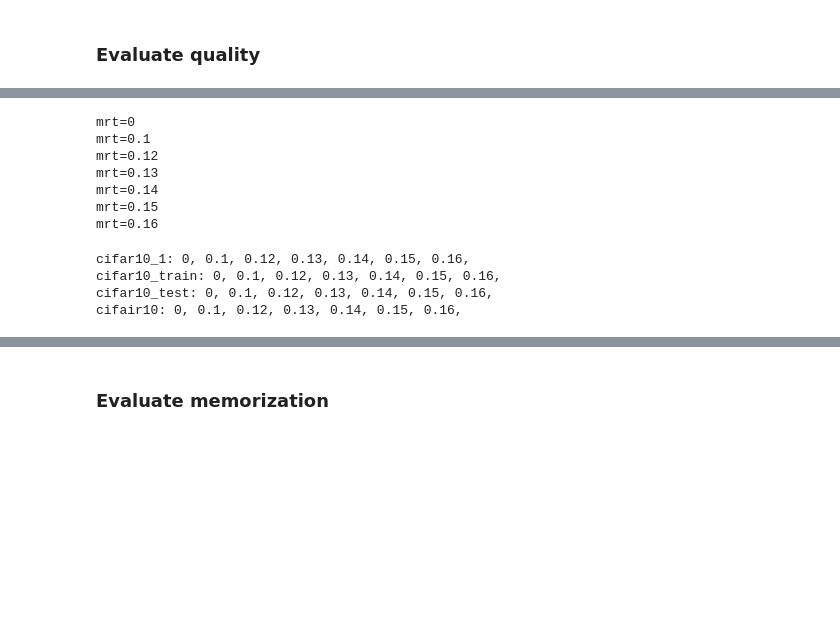
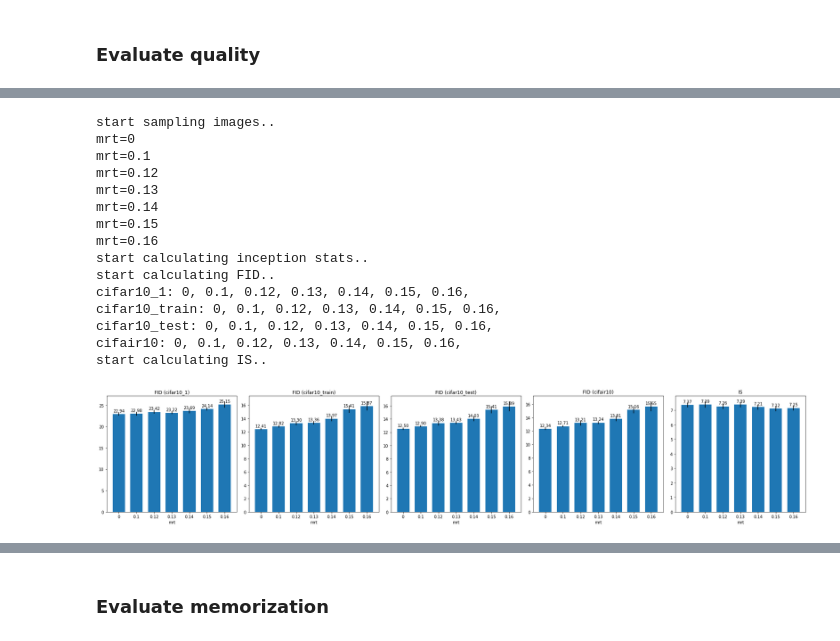
Before and after one commit to jybai/MRGAN, a Jupyter notebook: notebooks/compare_mrts.ipynb, the cells around one changed output, grey strips where cells are left out. Cells and saved outputs as stored; diff of their text form; code cells hidden in the pictures; blank space fills up the shorter version.

```diff
--- a/notebooks/compare_mrts.ipynb
+++ b/notebooks/compare_mrts.ipynb
@@ -159,10 +172,10 @@ DiffAugGAN(P)-train-2021_03_06_20_26_45/  SAGAN-train-2021_03_06_00_57_47/
 # %%
 sagan_runs = {
-    0.00: ['SAGAN-train-2021_03_04_15_20_57'],
-    0.10: ['SAGAN-train-2021_03_06_00_44_13'],
-    0.12: ['SAGAN-train-2021_03_06_00_46_59'],
-    0.13: ['SAGAN-train-2021_03_06_00_48_39'],
-    0.14: ['SAGAN-train-2021_03_06_00_50_43'],
-    0.15: ['SAGAN-train-2021_03_06_00_54_20'],
-    0.16: ['SAGAN-train-2021_03_06_00_57_47']
+    0.00: ['SAGAN-train-2021_03_04_15_20_57', 'SAGAN-train-2021_03_09_00_54_36', 'SAGAN-train-2021_03_10_10_00_29', 'SAGAN-train-2021_03_17_13_42_52'],
+    0.10: ['SAGAN-train-2021_03_06_00_44_13', 'SAGAN-train-2021_03_09_00_57_09', 'SAGAN-train-2021_03_11_10_38_54', 'SAGAN-train-2021_03_18_13_59_54'],
+    0.12: ['SAGAN-train-2021_03_06_00_46_59', 'SAGAN-train-2021_03_09_01_00_30', 'SAGAN-train-2021_03_12_11_16_43', 'SAGAN-train-2021_03_28_13_20_51'],
+    0.13: ['SAGAN-train-2021_03_06_00_48_39', 'SAGAN-train-2021_03_09_02_08_08', 'SAGAN-train-2021_03_13_11_47_27', 'SAGAN-train-2021_03_28_13_21_53'],
+    0.14: ['SAGAN-train-2021_03_06_00_50_43', 'SAGAN-train-2021_03_27_11_48_10', 'SAGAN-train-2021_03_14_12_23_07', 'SAGAN-train-2021_03_28_13_30_23'],
+    0.15: ['SAGAN-train-2021_03_06_00_54_20', 'SAGAN-train-2021_03_27_11_51_51', 'SAGAN-train-2021_03_15_12_50_35', 'SAGAN-train-2021_04_03_16_07_22'],
+    0.16: ['SAGAN-train-2021_03_06_00_57_47', 'SAGAN-train-2021_03_27_11_53_44', 'SAGAN-train-2021_03_16_13_20_09', 'SAGAN-train-2021_04_03_16_10_52']
 }
@@ -178,23 +290,23 @@ def wrapper(runname):
 # %%
+# SAGAN experiments (run in cl8)
 runs = sagan_runs
 samplers = {mrt: [wrapper(runname) for runname in runs[mrt]]
             for mrt in [0, 0.1, 0.12, 0.13, 0.14, 0.15, 0.16]}
+fids, IS_means, IS_stds = calculate_inception_metrics(samplers)
+# %% [output]
+start sampling images..
+mrt=0
+mrt=0.1
+mrt=0.12
+mrt=0.13
+mrt=0.14
+mrt=0.15
+mrt=0.16
+start calculating inception stats..
+start calculating FID..
+cifar10_1: 0, 0.1, 0.12, 0.13, 0.14, 0.15, 0.16,
+cifar10_train: 0, 0.1, 0.12, 0.13, 0.14, 0.15, 0.16,
+cifar10_test: 0, 0.1, 0.12, 0.13, 0.14, 0.15, 0.16,
+cifair10: 0, 0.1, 0.12, 0.13, 0.14, 0.15, 0.16,
+start calculating IS..
+[figure, added]
-# %%
-gen_feats = {}
-gen_probs = {}
-for mrt, samplers_ in samplers.items():
-    print(f'mrt={mrt}')
-    gen_feats[mrt] = []
-    gen_probs[mrt] = []
-    for sampler in samplers_:
-        feats_, probs_ = misc.project(sampler, proj_model, to_numpy=True, return_logits=False)
-        gen_feats[mrt].append(feats_)
-        gen_probs[mrt].append(probs_)
-# %% [output]
-mrt=0
-mrt=0.1
-mrt=0.12
-mrt=0.13
-mrt=0.14
-mrt=0.15
-mrt=0.16
@@ -211,19 +312,0 @@ for mrt, gen_feats_ in gen_feats.items():
-# %%
-fids = {}
-for dset_name in feats.keys():
-    print(f"{dset_name}:", end=' ')
-    fids_ = {}
-    for mrt in gen_feats.keys():
-        fids_[mrt] = []
-        print(mrt, end=', ')
-        for mu, cov in zip(gen_inception_means[mrt], gen_inception_covs[mrt]):
-            fid = calculate_frechet_distance(mu, cov, dset_inception_means[dset_name],
-                                             dset_inception_covs[dset_name])
-            fids_[mrt].append(fid)
-    fids[dset_name] = fids_
-    print("")
-# %% [output]
-cifar10_1: 0, 0.1, 0.12, 0.13, 0.14, 0.15, 0.16,
-cifar10_train: 0, 0.1, 0.12, 0.13, 0.14, 0.15, 0.16,
-cifar10_test: 0, 0.1, 0.12, 0.13, 0.14, 0.15, 0.16,
-cifair10: 0, 0.1, 0.12, 0.13, 0.14, 0.15, 0.16,
```
Also changed, not shown: parts of 12 cells of this notebook, 4 other files.
